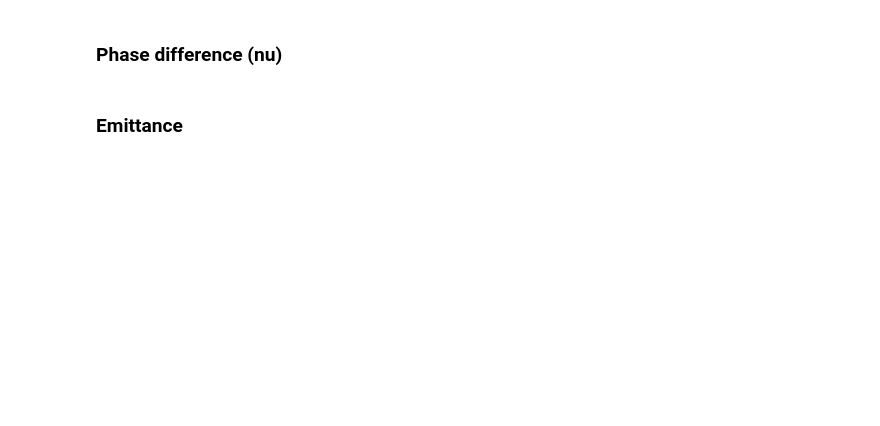
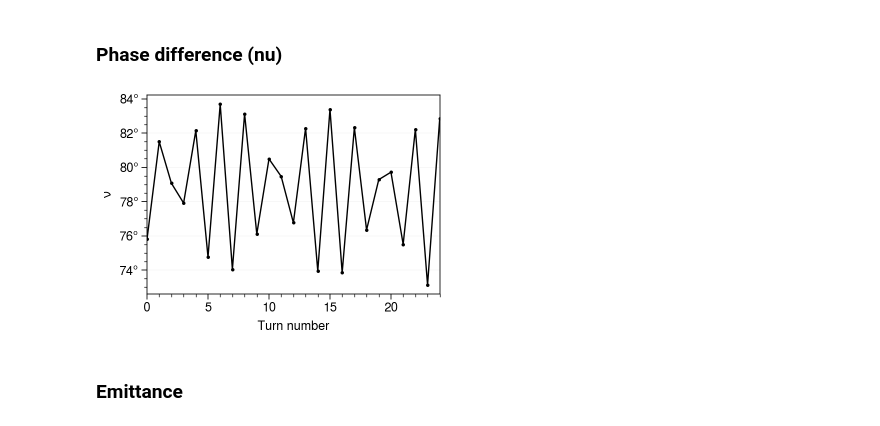
Before and after one commit to austin-hoover/accphys-tools, a Jupyter notebook: envelope/matching/tracking/turn_by_turn/onebeam/analysis.ipynb, the cells around one changed output. Drawn from its saved outputs; the diff is of its cells as text; code cells hidden in the pictures; blank space fills up the shorter version.

```diff
--- a/envelope/matching/tracking/turn_by_turn/onebeam/analysis.ipynb
+++ b/envelope/matching/tracking/turn_by_turn/onebeam/analysis.ipynb
@@ -123,8 +137,10 @@ save('twiss4D', dirs['env'], dpi=dpi)
 # %%
 fig, ax = setup_figure(1)
 env_stats.twiss4D['nu'].plot(color='k', ax=ax, **plt_kws)
-ax.format(ylabel=r'$\nu$', yformatter='deg')
-save('twiss4D-nu', dirs['env'], dpi=dpi)
+ax.format(ylabel=r'$\nu$', yformatter='deg', **format_kws)
+savefig('twiss4D-nu', dirs['env'])
+# %% [output]
+[figure, added]
 # %% [markdown]
 ### Emittance
 # %%
```
Also changed, not shown: parts of 36 cells of this notebook, 1 other file.
